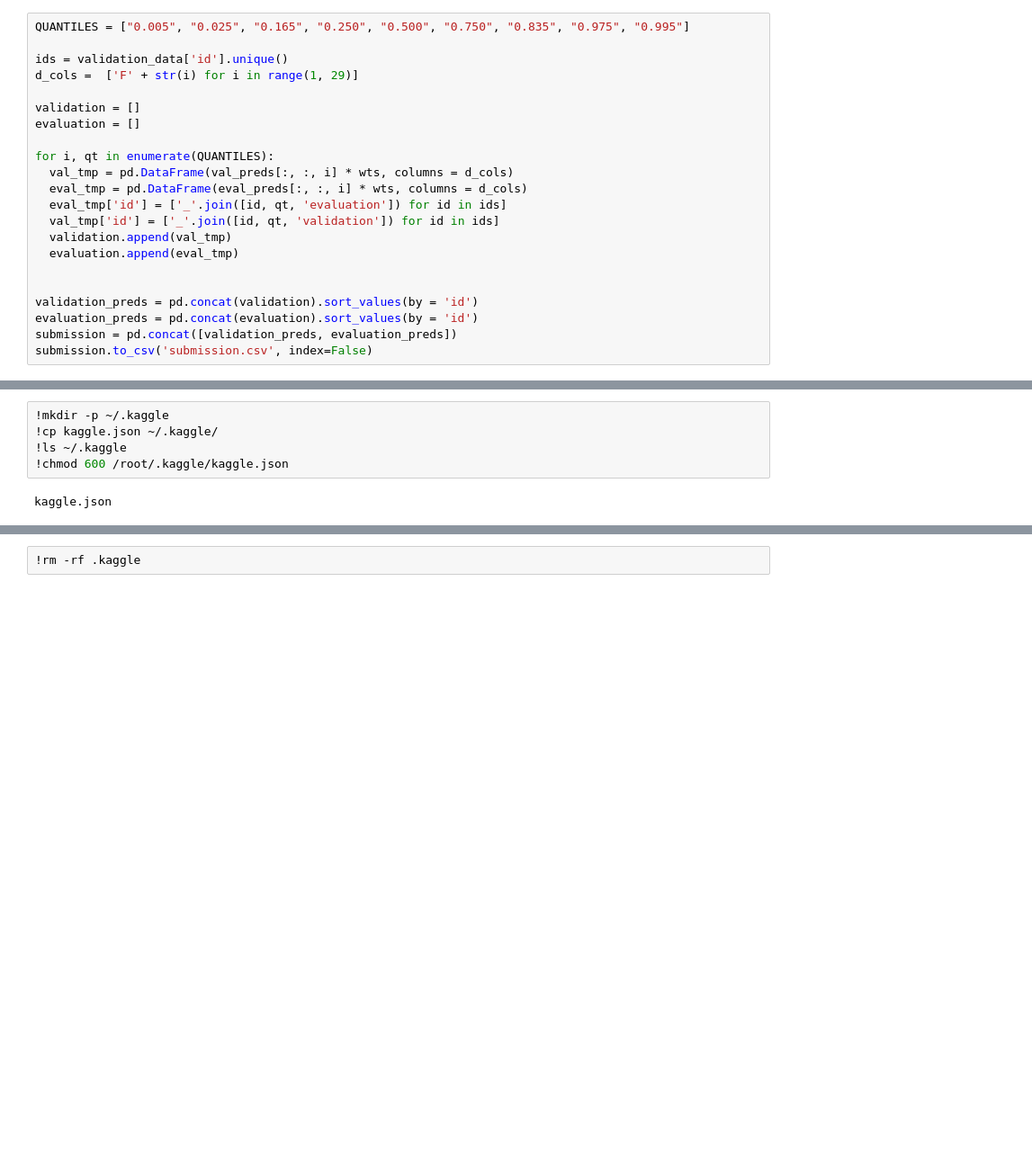
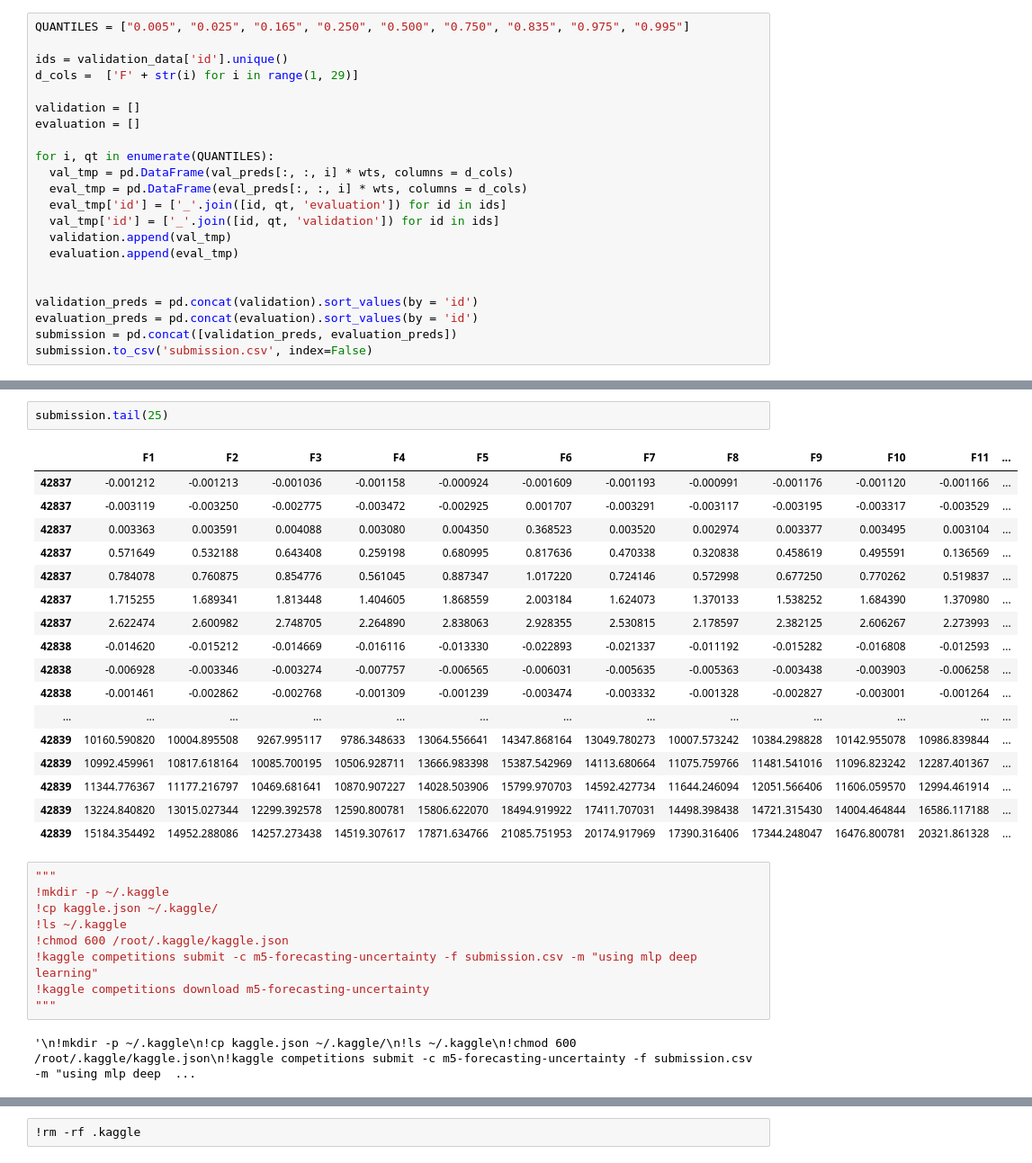
Before and after one commit to aldencabajar/kaggle-m5-comp-scripts, a Jupyter notebook: m5_nn_regression.ipynb, the cells around one changed output, grey strips where cells are left out. Shown at 90% size. Drawn from its saved outputs; the diff is of its cells as text; blank space fills up the shorter version.

```diff
--- a/m5_nn_regression.ipynb
+++ b/m5_nn_regression.ipynb
@@ -549,7 +538,31 @@ submission.head(25)
+# %%
+submission.tail(25)
+# %% [output]
+|  | F1 | F2 | F3 | F4 | F5 | F6 | F7 | F8 | F9 | F10 | F11 | ... |
+| 42837 | -0.001212 | -0.001213 | -0.001036 | -0.001158 | -0.000924 | -0.001609 | -0.001193 | -0.000991 | -0.001176 | -0.001120 | -0.001166 | ... |
+| 42837 | -0.003119 | -0.003250 | -0.002775 | -0.003472 | -0.002925 | 0.001707 | -0.003291 | -0.003117 | -0.003195 | -0.003317 | -0.003529 | ... |
+| 42837 | 0.003363 | 0.003591 | 0.004088 | 0.003080 | 0.004350 | 0.368523 | 0.003520 | 0.002974 | 0.003377 | 0.003495 | 0.003104 | ... |
+| 42837 | 0.571649 | 0.532188 | 0.643408 | 0.259198 | 0.680995 | 0.817636 | 0.470338 | 0.320838 | 0.458619 | 0.495591 | 0.136569 | ... |
+| 42837 | 0.784078 | 0.760875 | 0.854776 | 0.561045 | 0.887347 | 1.017220 | 0.724146 | 0.572998 | 0.677250 | 0.770262 | 0.519837 | ... |
+| 42837 | 1.715255 | 1.689341 | 1.813448 | 1.404605 | 1.868559 | 2.003184 | 1.624073 | 1.370133 | 1.538252 | 1.684390 | 1.370980 | ... |
+| 42837 | 2.622474 | 2.600982 | 2.748705 | 2.264890 | 2.838063 | 2.928355 | 2.530815 | 2.178597 | 2.382125 | 2.606267 | 2.273993 | ... |
+| 42838 | -0.014620 | -0.015212 | -0.014669 | -0.016116 | -0.013330 | -0.022893 | -0.021337 | -0.011192 | -0.015282 | -0.016808 | -0.012593 | ... |
+| 42838 | -0.006928 | -0.003346 | -0.003274 | -0.007757 | -0.006565 | -0.006031 | -0.005635 | -0.005363 | -0.003438 | -0.003903 | -0.006258 | ... |
+| 42838 | -0.001461 | -0.002862 | -0.002768 | -0.001309 | -0.001239 | -0.003474 | -0.003332 | -0.001328 | -0.002827 | -0.003001 | -0.001264 | ... |
+| ... | ... | ... | ... | ... | ... | ... | ... | ... | ... | ... | ... | ... |
+| 42839 | 10160.590820 | 10004.895508 | 9267.995117 | 9786.348633 | 13064.556641 | 14347.868164 | 13049.780273 | 10007.573242 | 10384.298828 | 10142.955078 | 10986.839844 | ... |
+| 42839 | 10992.459961 | 10817.618164 | 10085.700195 | 10506.928711 | 13666.983398 | 15387.542969 | 14113.680664 | 11075.759766 | 11481.541016 | 11096.823242 | 12287.401367 | ... |
+| 42839 | 11344.776367 | 11177.216797 | 10469.681641 | 10870.907227 | 14028.503906 | 15799.970703 | 14592.427734 | 11644.246094 | 12051.566406 | 11606.059570 | 12994.461914 | ... |
+| 42839 | 13224.840820 | 13015.027344 | 12299.392578 | 12590.800781 | 15806.622070 | 18494.919922 | 17411.707031 | 14498.398438 | 14721.315430 | 14004.464844 | 16586.117188 | ... |
+| 42839 | 15184.354492 | 14952.288086 | 14257.273438 | 14519.307617 | 17871.634766 | 21085.751953 | 20174.917969 | 17390.316406 | 17344.248047 | 16476.800781 | 20321.861328 | ... |
 # %%
+"""
 !mkdir -p ~/.kaggle
 !cp kaggle.json ~/.kaggle/
 !ls ~/.kaggle
 !chmod 600 /root/.kaggle/kaggle.json
+!kaggle competitions submit -c m5-forecasting-uncertainty -f submission.csv -m "using mlp deep learning"
+!kaggle competitions download m5-forecasting-uncertainty
+"""
 # %% [output]
-kaggle.json
+'\n!mkdir -p ~/.kaggle\n!cp kaggle.json ~/.kaggle/\n!ls ~/.kaggle\n!chmod 600 /root/.kaggle/kaggle.json\n!kaggle competitions submit -c m5-forecasting-uncertainty -f submission.csv -m "using mlp deep  ...
```
Also changed, not shown: parts of 18 cells of this notebook.
